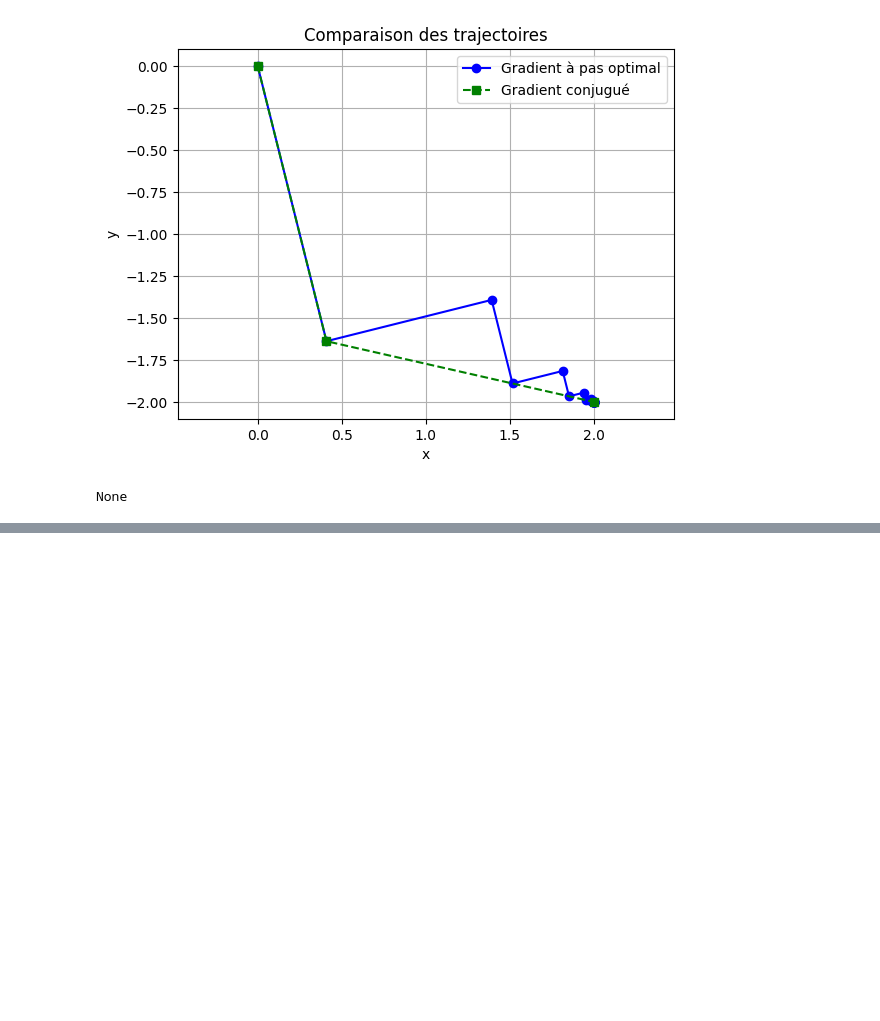
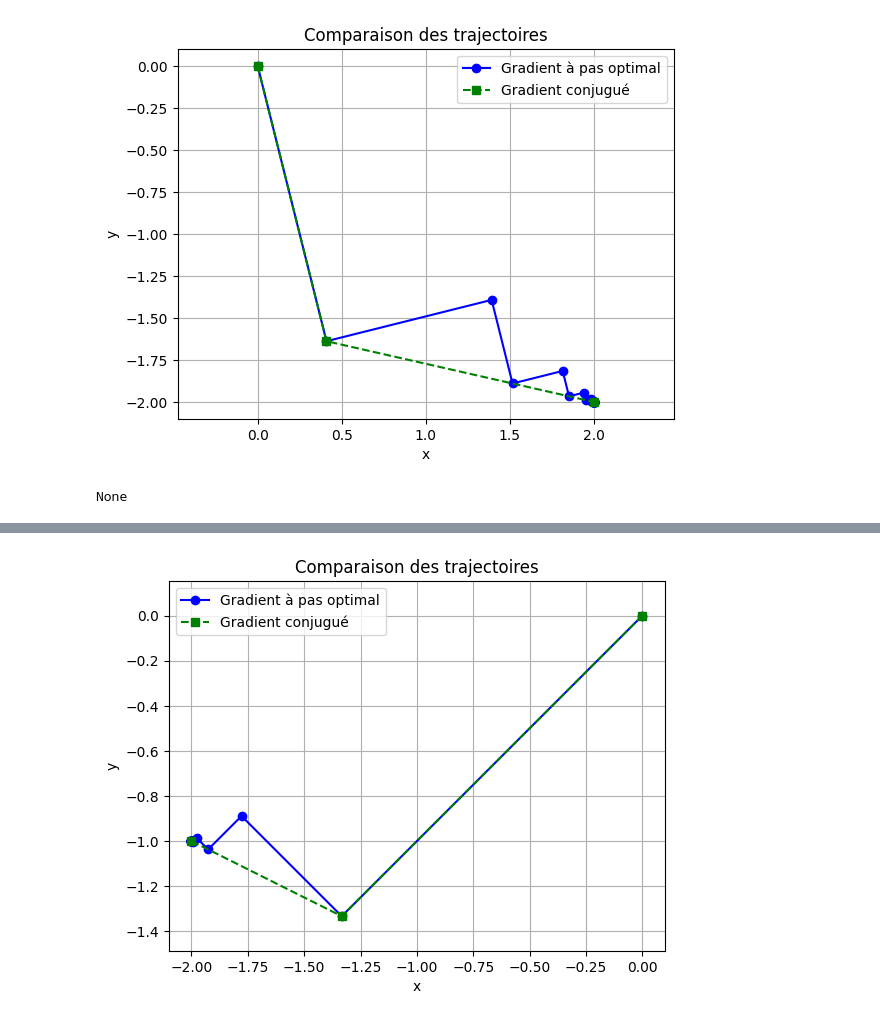
Before and after one commit to julestek/Python, a Jupyter notebook: opti_non_lin/opti.ipynb, the cells around one changed output, grey strips where cells are left out. Cells and saved outputs as stored; diff of their text form; code cells hidden in the pictures; blank space fills up the shorter version.

```diff
--- a/opti_non_lin/opti.ipynb
+++ b/opti_non_lin/opti.ipynb
@@ -209,0 +218,80 @@ None
+# %%
+x_0 = np.array([0.0, 0.0])
+
+A_14 = np.array([[2, 0],
+              [0, 4]])
+
+b_14 = np.array([-4, -4])
+
+
+x_opt_pas, f_x_opt_pas, temps_pas, points_pas = descente_gradient_pas_optimal_quadratique(A_14, b_14, x_0)
+
+# Résultats
+print("Pour la question 14:")
+print("")
+print("Dernier point (x*) :", x_opt_pas)
+print("Valeur de f(x*) :", f_x_opt_pas)
+print("Temps d'exécution :", temps_pas, "secondes")
+print("Nombre d'itérations :", len(points_pas) - 1)
+
+x_opt_con, f_x_opt_con, temps_con, points_con = gradient_conjugue_quadratique(A_14, b_14, x_0)
+
+# Résultats
+print("")
+print("Dernier point (x*) :", x_opt_con)
+print("Valeur de f(x*) :", f_x_opt_con)
+print("Temps d'exécution :", temps_con, "secondes")
+print("Nombre d'itérations :", len(points_con) - 1)
+
+print(comparaison(points_pas, points_con))
+
+print("")
+print("Pour la question 15:")
+print("")
+
+
+
+A_15 = np.array([[1, 0], [0, 4]])
+b_15 = np.array([4, 8])
+
+x_opt_pas, f_x_opt_pas, temps_pas, points_pas = descente_gradient_pas_optimal_quadratique(A_15, b_15, x_0)
+
+print("Dernier point (x*) :", x_opt_pas)
+print("Valeur de f(x*) :", f_x_opt_pas)
+print("Temps d'exécution :", temps_pas, "secondes")
+print("Nombre d'itérations :", len(points_pas) - 1)
+
+x_opt_pas, f_x_opt_pas, temps_pas, points_pas = gradient_conjugue_quadratique(A_15, b_15, x_0)
+
+print("")
+print("Dernier point (x*) :", x_opt_pas)
+print("Valeur de f(x*) :", f_x_opt_pas)
+print("Temps d'exécution :", temps_pas, "secondes")
+print("Nombre d'itérations :", len(points_pas) - 1)
+
+print(comparaison(points_pas, points_con))
+
+print("")
+print("Pour la question 16:")
+print("")
+
+A_16 = np.array([[10, 8], [8, 10]])
+b_16 = np.array([10, 8])
+
+x_opt_pas, f_x_opt_pas, temps_pas, points_pas = descente_gradient_pas_optimal_quadratique(A_16, b_16, x_0)
+
+print("Dernier point (x*) :", x_opt_pas)
+print("Valeur de f(x*) :", f_x_opt_pas)
+print("Temps d'exécution :", temps_pas, "secondes")
+print("Nombre d'itérations :", len(points_pas) - 1)
+
+x_opt_pas, f_x_opt_pas, temps_pas, points_pas = gradient_conjugue_quadratique(A_16, b_16, x_0)
+
+print("")
+print("Dernier point (x*) :", x_opt_pas)
+print("Valeur de f(x*) :", f_x_opt_pas)
+print("Temps d'exécution :", temps_pas, "secondes")
+print("Nombre d'itérations :", len(points_pas) - 1)
+
+print(comparaison(points_pas, points_con))
+# %% [output]
@@ -209,0 +309 @@ None
+[figure, added]
```
Also changed, not shown: parts of 8 cells of this notebook.
